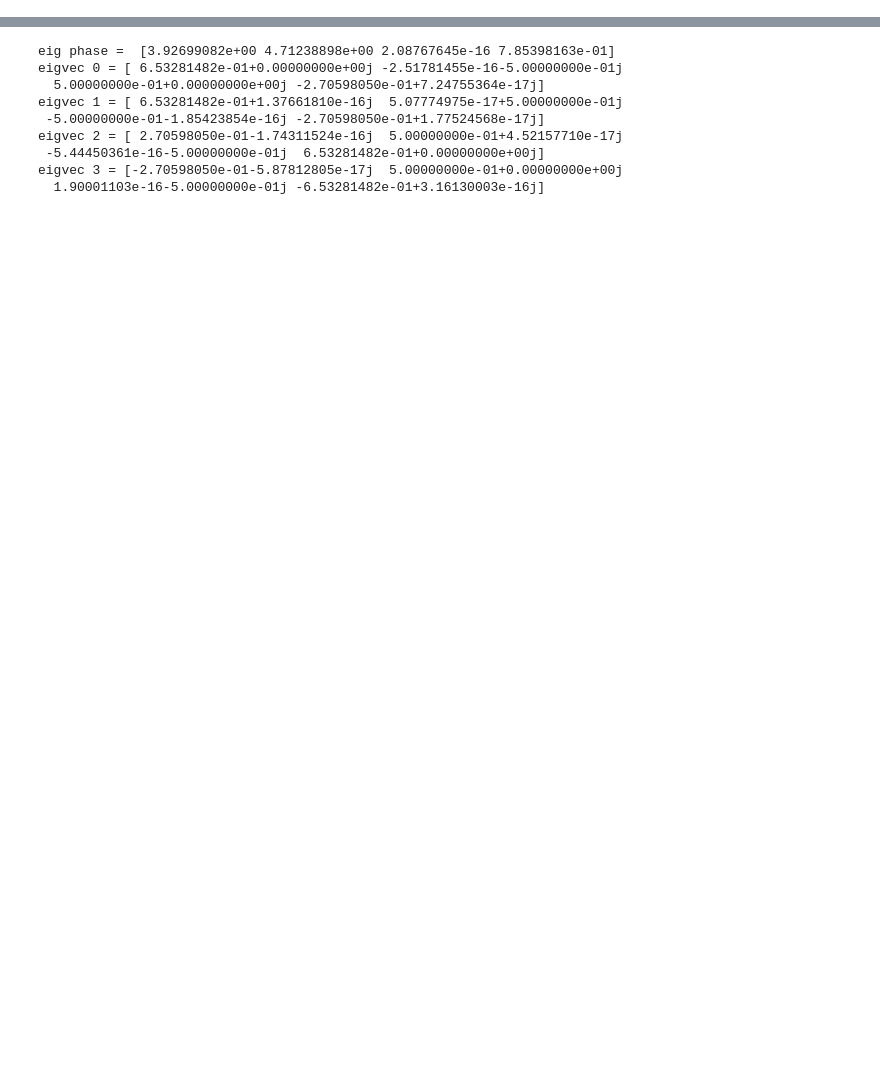
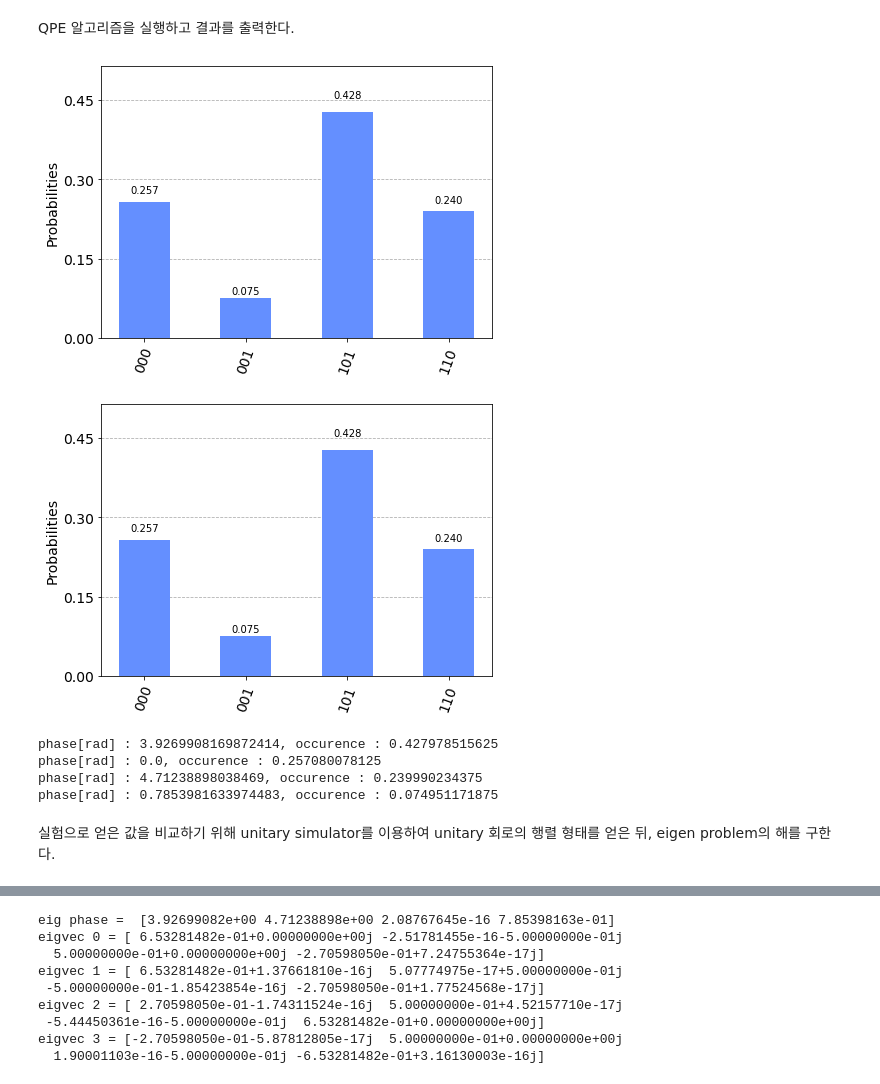
Before and after one commit to snow0369/qiskit_tutorial_2021_summerschool, a Jupyter notebook: 4_application.ipynb, the cells around one changed output, grey strips where cells are left out. Saved outputs shown, nothing was run; the diff lists cells and outputs as text; code cells hidden in the pictures; blank space fills up the shorter version.

```diff
--- a/4_application.ipynb
+++ b/4_application.ipynb
@@ -37,3 +69,23 @@ depth =  3
+# %% [markdown]
+QPE 알고리즘을 실행하고 결과를 출력한다.
+# %%
+res = qpe.estimate(unitary_circuit, state_prep)
+plot_histogram(res.phases)
+# %% [output]
+[figure, added]
+[figure, added]
+# %%
+phase_list = sorted(res.phases.keys(), key=lambda x: res.phases[x], reverse=True)
+for p in phase_list[:4]:
+    bin_p = int(p, 2) / 2**num_evaluation_qubits
+    print(f"phase[rad] : {2*bin_p*np.pi}, occurence : {res.phases[p]}")
+# %% [output]
+phase[rad] : 3.9269908169872414, occurence : 0.427978515625
+phase[rad] : 0.0, occurence : 0.257080078125
+phase[rad] : 4.71238898038469, occurence : 0.239990234375
+phase[rad] : 0.7853981633974483, occurence : 0.074951171875
+# %% [markdown]
+실험으로 얻은 값을 비교하기 위해 unitary simulator를 이용하여 unitary 회로의 행렬 형태를 얻은 뒤, eigen problem의 해를 구한다.
 # %%
 unitary_simulator = AerProvider().get_backend('unitary_simulator')
 job_unitary = unitary_simulator.run(unitary_circuit)
```
Also changed, not shown: parts of 18 cells of this notebook, 4 other files.
